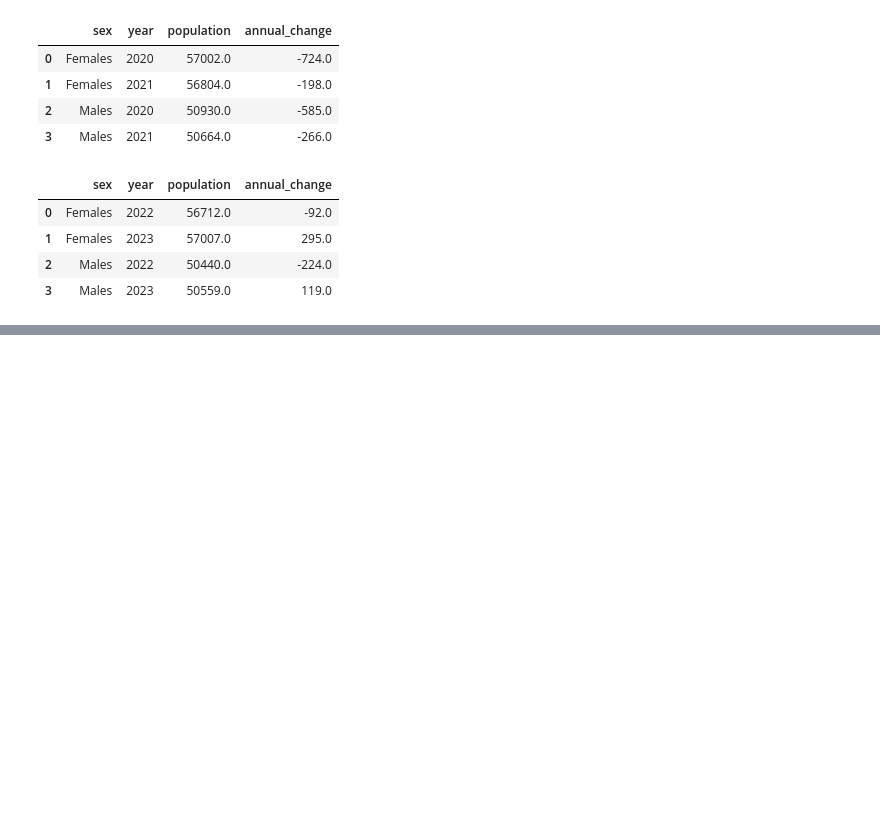
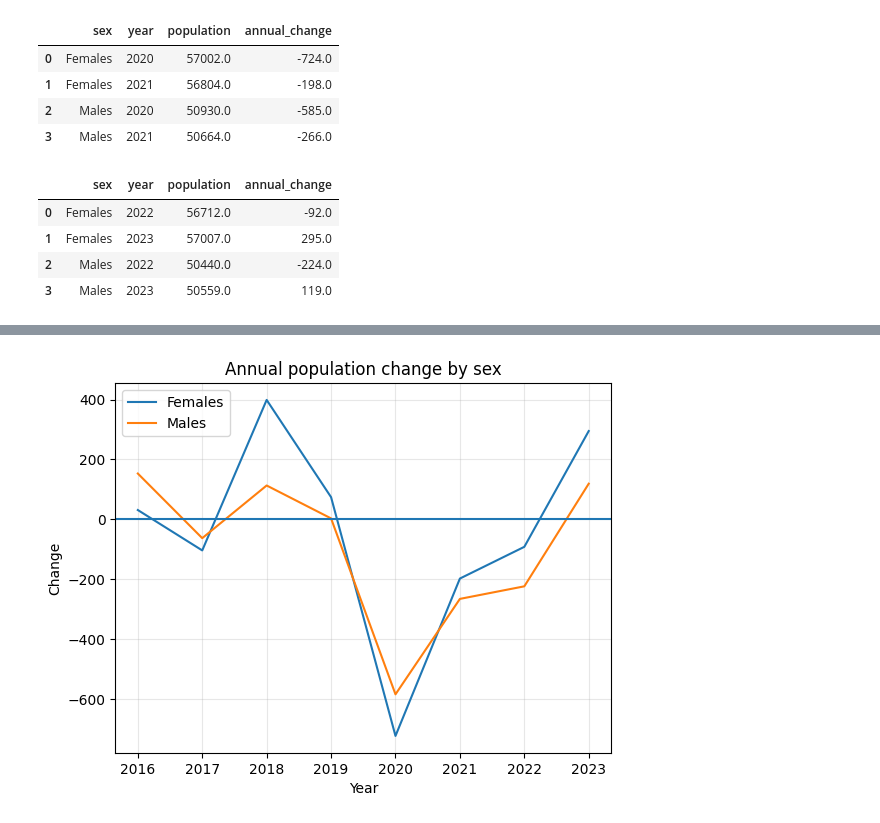
Before and after one commit to GirelliG-it/aruba_population_analyses, a Jupyter notebook: notebooks/02_analysis_from_sqlite.ipynb, the cells around one changed output, grey strips where cells are left out. Drawn from its saved outputs; the diff is of its cells as text; code cells hidden in the pictures; blank space fills up the shorter version.

```diff
--- a/notebooks/02_analysis_from_sqlite.ipynb
+++ b/notebooks/02_analysis_from_sqlite.ipynb
@@ -123,0 +162,16 @@ df_sql_1
+# %%
+import matplotlib.pyplot as plt
+
+for sex in df["sex"].unique():
+    subset = df[df["sex"] == sex]
+    plt.plot(subset["year"], subset["annual_change"], label=sex)
+
+plt.axhline(0)
+plt.legend()
+plt.grid(alpha=0.30)
+plt.title("Annual population change by sex")
+plt.xlabel("Year")
+plt.ylabel("Change")
+plt.show()
+# %% [output]
+[figure, added]
```
Also changed, not shown: parts of 6 cells of this notebook, 1 other file.
